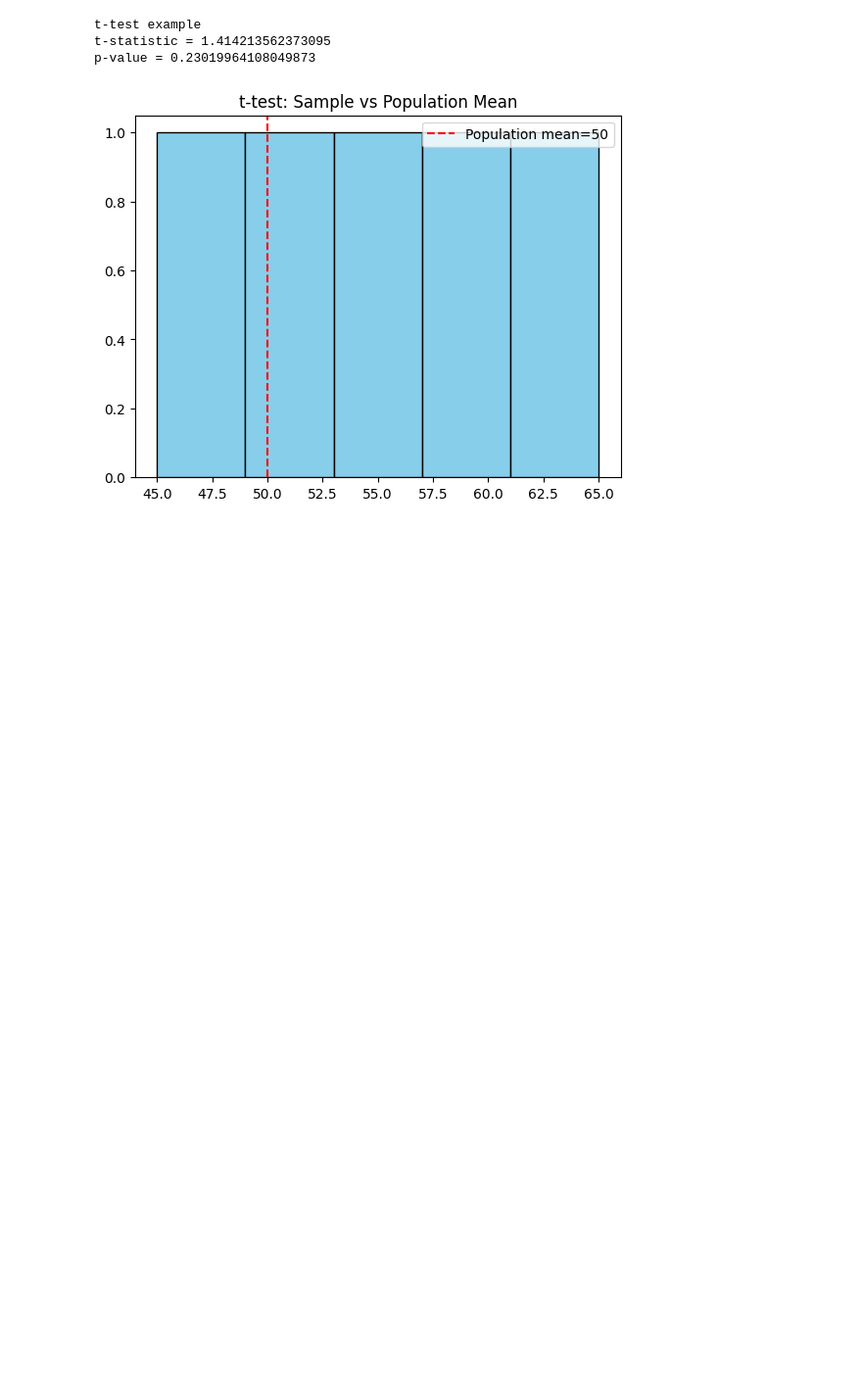
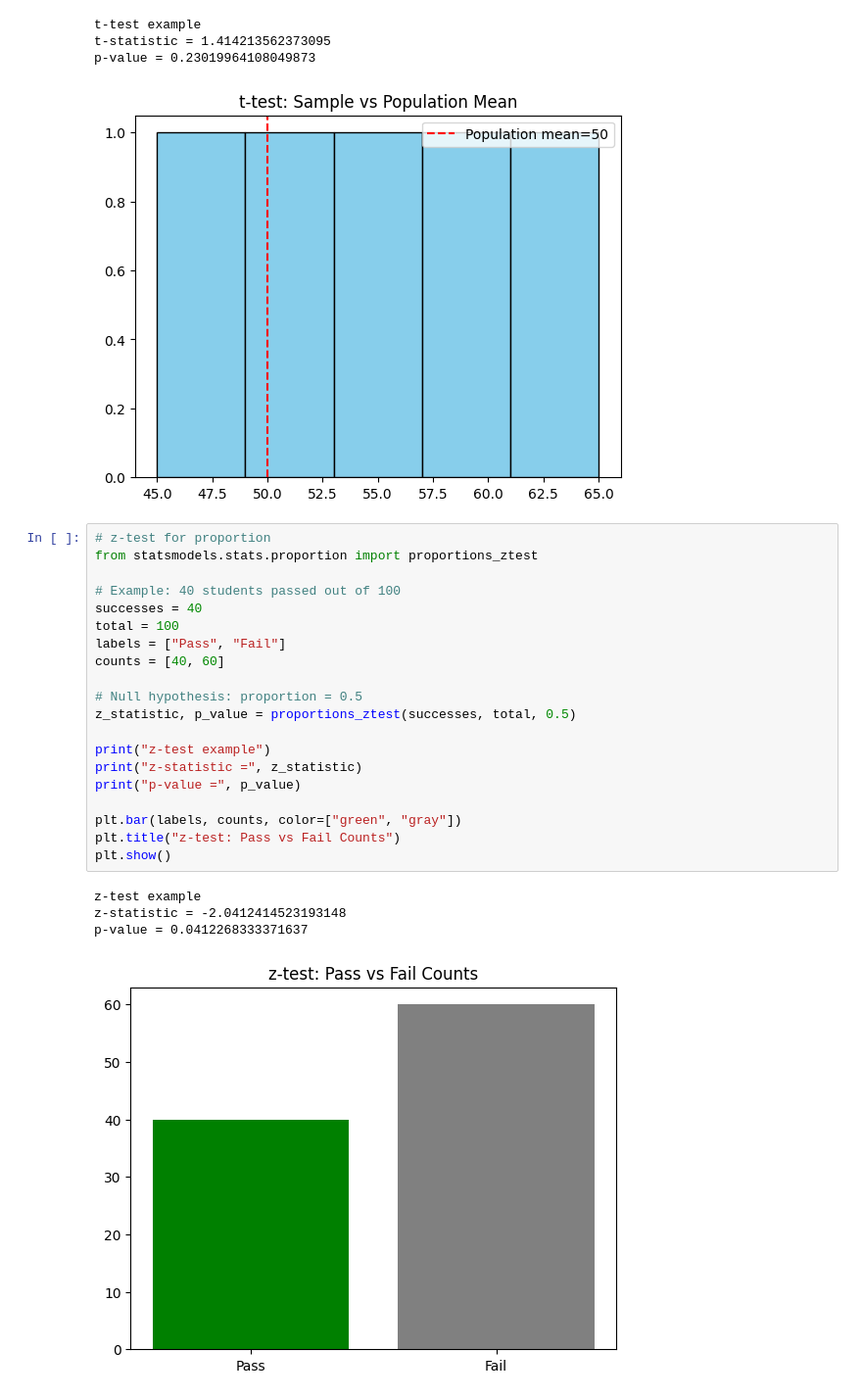
Before and after one commit to jeenakarmi/MachineLearning, a Jupyter notebook: Hypothesis_Testing/tests.ipynb, the cells around one changed output. Shown at 98% size. Saved outputs shown, nothing was run; the diff lists cells and outputs as text; blank space fills up the shorter version.

Commit message:
Add z-test

```diff
--- a/Hypothesis_Testing/tests.ipynb
+++ b/Hypothesis_Testing/tests.ipynb
@@ -24,3 +24,28 @@ t-test example
 t-statistic = 1.414213562373095
 p-value = 0.23019964108049873
 [figure]
+# %%
+# z-test for proportion
+from statsmodels.stats.proportion import proportions_ztest
+
+# Example: 40 students passed out of 100
+successes = 40
+total = 100
+labels = ["Pass", "Fail"]
+counts = [40, 60]
+
+# Null hypothesis: proportion = 0.5
+z_statistic, p_value = proportions_ztest(successes, total, 0.5)
+
+print("z-test example")
+print("z-statistic =", z_statistic)
+print("p-value =", p_value)
+
+plt.bar(labels, counts, color=["green", "gray"])
+plt.title("z-test: Pass vs Fail Counts")
+plt.show()
+# %% [output]
+z-test example
+z-statistic = -2.0412414523193148
+p-value = 0.0412268333371637
+[figure, added]
```
